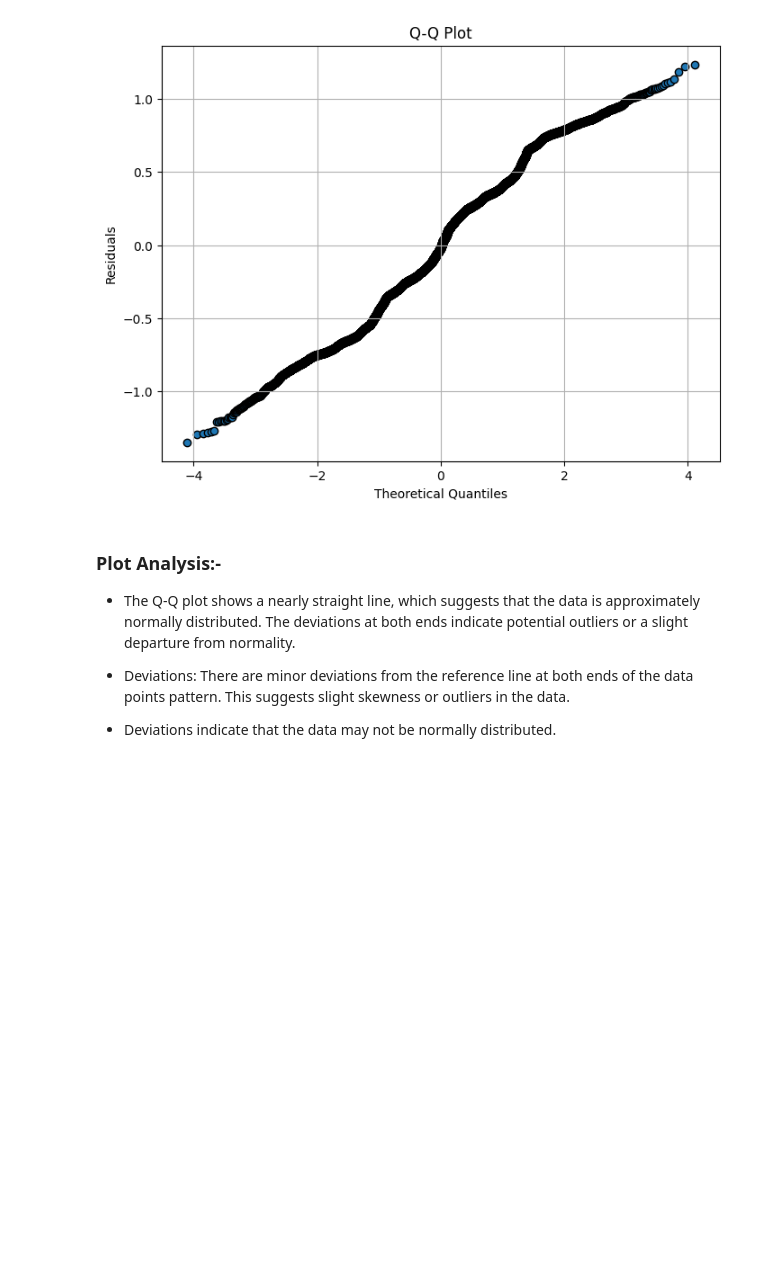
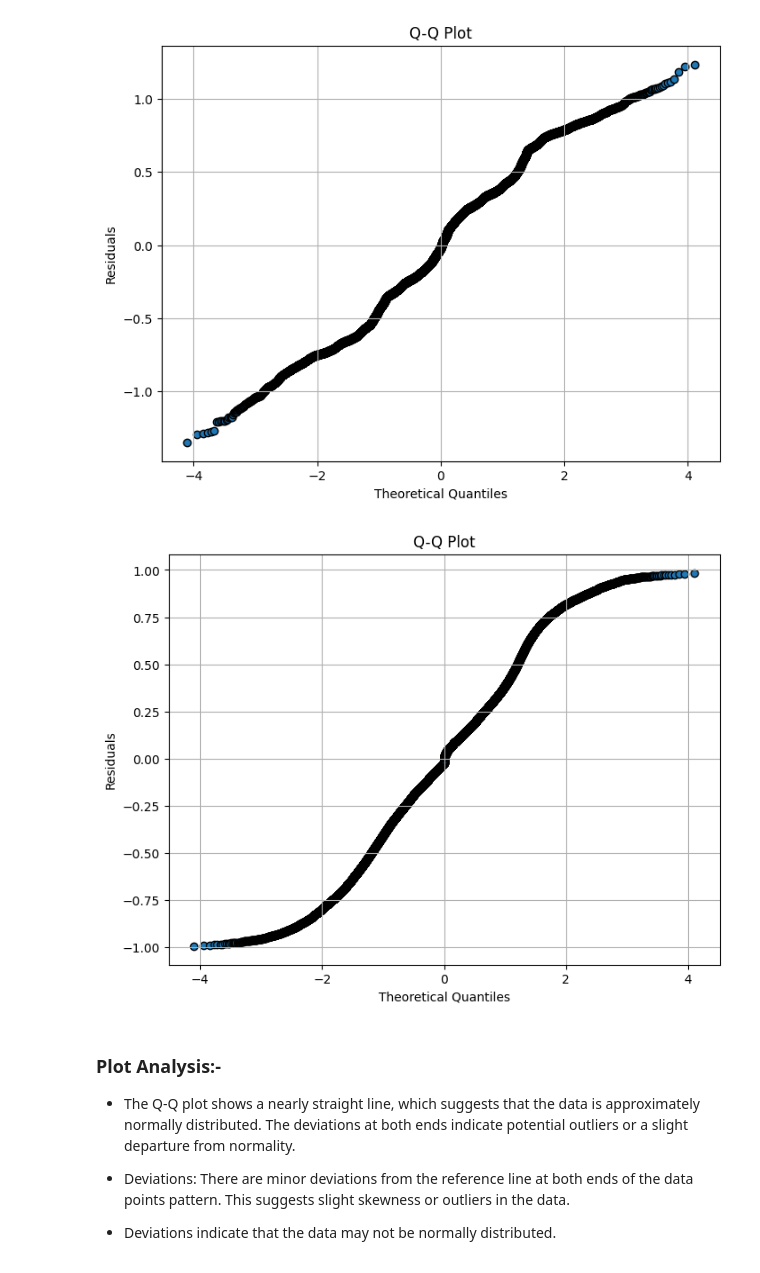
Before and after one commit to arygup/Behavioural-Research---Statistical-Methods, a Jupyter notebook: Aryan/Aryan_tests.ipynb, the cells around one changed output. Drawn from its saved outputs; the diff is of its cells as text; code cells hidden in the pictures; blank space fills up the shorter version.

```diff
--- a/Aryan/Aryan_tests.ipynb
+++ b/Aryan/Aryan_tests.ipynb
@@ -412,8 +412,8 @@ X_useful = customer_data[
                   ]
 X_all = sm.add_constant(X_all)
 X_useful = sm.add_constant(X_useful)
-model_all = sm.GLM(Y, X_all, family=sm.families.Gaussian()).fit()
-model_useful = sm.GLM(Y, X_useful, family=sm.families.Gaussian()).fit()
+model_all = sm.GLM(Y, X_all, family=sm.families.Binomial()).fit()
+model_useful = sm.GLM(Y, X_useful, family=sm.families.Binomial()).fit()
 print(model_all.summary())
 print(model_useful.summary())
 # %% [output]
@@ -479,11 +479,11 @@ From above VIF scores we see that remain_screen_list has a vif score > 10 implyi
 X_useful_1 = customer_data[
                 [   "VerifyPhone",
                     "VerifyDateOfBirth",
-                    "location",
+                    # "location",
                     "VerifyCountry",
                     "credit_screens_count",
                     "remain_screen_list",
-                    # "numscreens",
+                    "numscreens",
                     "BankVerification",
                     "idscreen",
                     "VerifyMobile",
@@ -536,9 +536,9 @@ X_useful_1 = sm.add_constant(X_useful_1)
 X_useful_2 = sm.add_constant(X_useful_2)
 X_useful_3 = sm.add_constant(X_useful_3)
 
-model_1 = sm.GLM(Y, X_useful_1, family=sm.families.Gaussian()).fit()
-model_2 = sm.GLM(Y, X_useful_2, family=sm.families.Gaussian()).fit()
-model_3 = sm.GLM(Y, X_useful_3, family=sm.families.Gaussian()).fit()
+model_1 = sm.GLM(Y, X_useful_1, family=sm.families.Binomial()).fit()
+model_2 = sm.GLM(Y, X_useful_2, family=sm.families.Binomial()).fit()
+model_3 = sm.GLM(Y, X_useful_3, family=sm.families.Binomial()).fit()
 print("For Model 1:-\n", model_1.summary(), "\nFor Model 2:-\n", model_1.summary(), "\nFor Model 3:-\n", model_3.summary())
 
 # Calculate VIF for each variable
@@ -709,6 +680,25 @@ plt.grid(True)
 plt.show()
 # %% [output]
 [figure]
+# %%
+# Calculate quantiles
+
+model_resid = Y - model_all.predict(X_all)
+sorted_resid = np.sort(model_resid)
+n_obs = len(sorted_resid)
+theoretical_quantiles = sm.ProbPlot(sorted_resid).theoretical_quantiles
+theoretical_quantiles = theoretical_quantiles[:n_obs]  # Keep only the relevant quantiles
+
+# Create Q-Q plot
+plt.figure(figsize=(8, 6))
+plt.scatter(theoretical_quantiles, sorted_resid, edgecolor='k')
+plt.xlabel('Theoretical Quantiles')
+plt.ylabel('Residuals')
+plt.title('Q-Q Plot')
+plt.grid(True)
+plt.show()
+# %% [output]
+[figure, added]
 # %% [markdown]
 ### Plot Analysis:-
 - The Q-Q plot shows a nearly straight line, which suggests that the data is approximately normally distributed. The deviations at both ends indicate potential outliers or a slight departure from normality.
```
Also changed, not shown: parts of 16 cells of this notebook, 1 other file.
